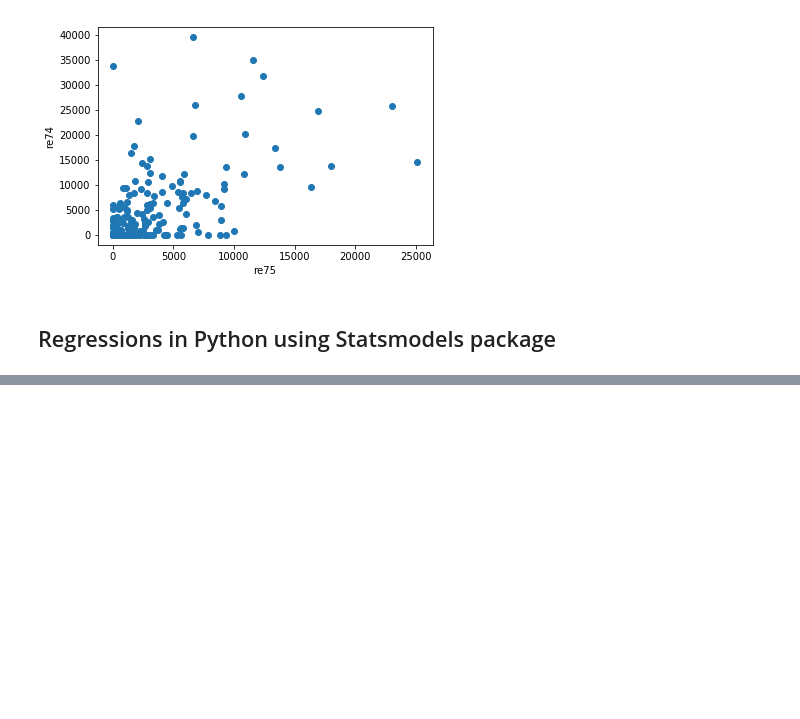
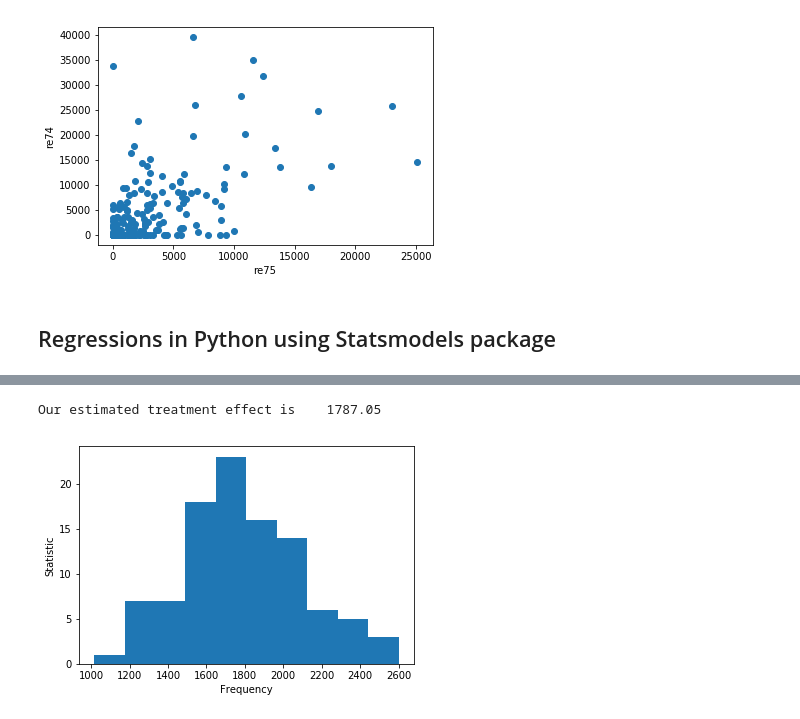
Before and after one commit to fbalensiefer/Introduction_Python, a Jupyter notebook: Introduction_into_Python.ipynb, the cells around one changed output, grey strips where cells are left out. Cells and saved outputs as stored; diff of their text form; code cells hidden in the pictures; blank space fills up the shorter version.

```diff
--- a/Introduction_into_Python.ipynb
+++ b/Introduction_into_Python.ipynb
@@ -181,0 +356,35 @@ Warnings:
+# %%
+# creating variables for further use
+is_treated = df['treat'] == 1
+df['Y'] = df['re78']
+df['Y_0'] = df.loc[~is_treated, 're78']
+df['Y_1'] = df.loc[is_treated, 're78']
+df['D'] = np.nan
+df.loc[~is_treated, 'D'] = 0
+df.loc[is_treated, 'D'] = 1
+
+# set the seed for reproduceability
+np.random.seed(123)
+# caluclate the size of Treatment group
+status_counts = df['D'].value_counts().to_dict()
+
+stats = list()
+for _ in range(100):
+    Y_1_sampled = df['Y_1'].dropna().sample(n=status_counts[0], replace=True).values
+    Y_0_sampled = df['Y_0'].dropna().sample(n=status_counts[1], replace=True).values
+
+    df_boot = df.copy()
+
+    df_boot.loc[df_boot['D'] == 1, 'Y_0'] = Y_0_sampled
+    df_boot.loc[df_boot['D'] == 0, 'Y_1'] = Y_1_sampled
+
+    stat = (df_boot['Y_1'] - df_boot['Y_0']).mean()
+    stats.append(stat)
+print('Our estimated treatment effect is {:10.2f}'.format(np.mean(stats)))
+fig, ax = plt.subplots(1, 1)
+ax.hist(stats)
+ax.set_ylabel('Statistic')
+ax.set_xlabel('Frequency');
+# %% [output]
+Our estimated treatment effect is    1787.05
+[figure, added]
```
Also changed, not shown: parts of 24 cells of this notebook.
